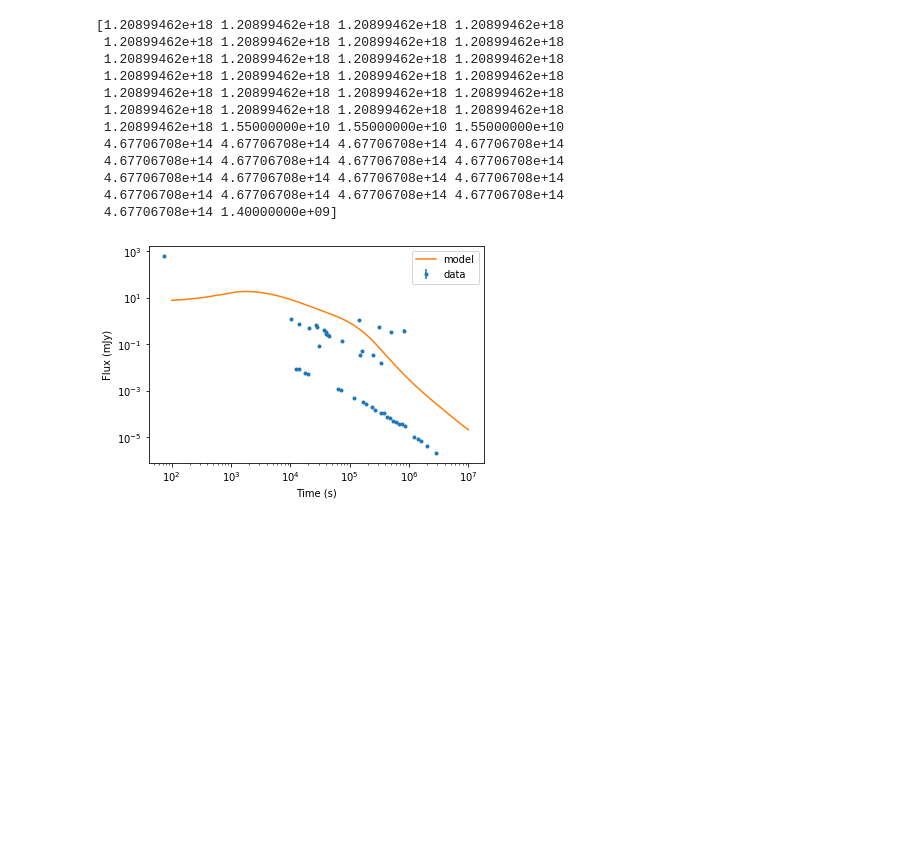
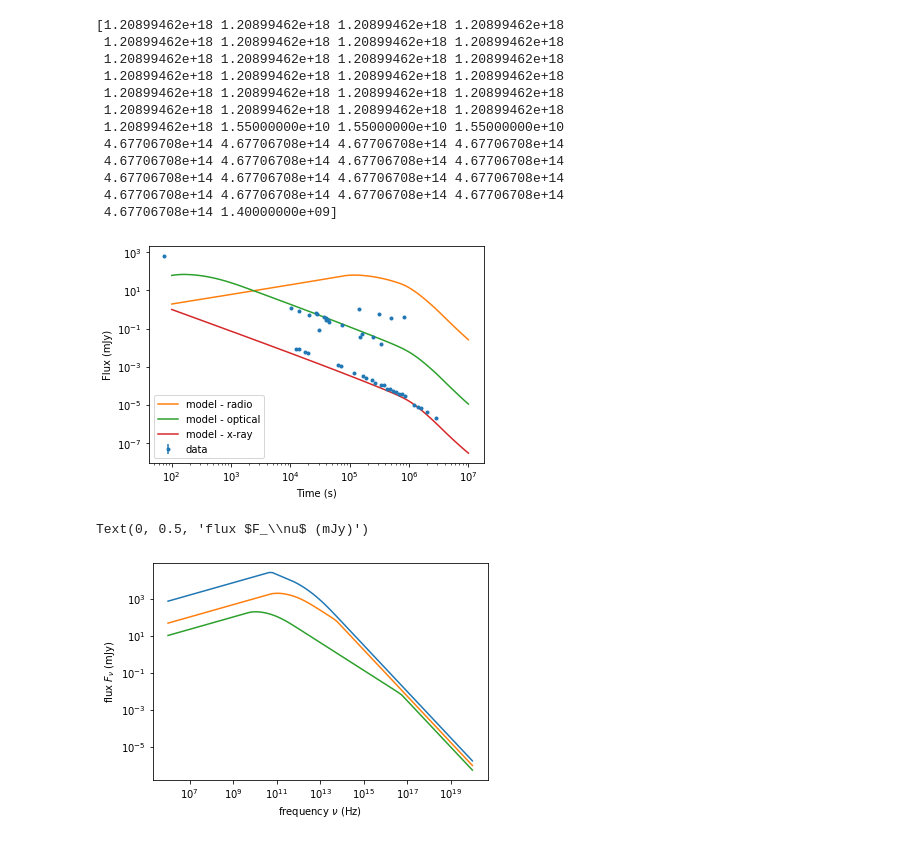
Before and after one commit to geoffryan/GRADMAP-2021-WW-Research, a Jupyter notebook: geoff/starter.ipynb, the cells around one changed output. Drawn from its saved outputs; the diff is of its cells as text; code cells hidden in the pictures; blank space fills up the shorter version.

```diff
--- a/geoff/starter.ipynb
+++ b/geoff/starter.ipynb
@@ -57,43 +57,76 @@ print(nu_data)
 # Times and Frequencies for the model
 t = np.geomspace(1.0e2, 1.0e7, 100)
 
+nuR = np.empty(t.shape)
+nuR[:] = 1.5e10
+
 nuO = np.empty(t.shape)
 nuO[:] = 4.67706708e+14
+
+nuX = np.empty(t.shape)
+nuX[:] = 1.2e18
 
 # Parameters for the model
 Z = {'jetType': grb.jet.TopHat,  # type of jet structure
      'specType': 0,              # type of spectrum
      'thetaObs': 0.0,   # observer angle (radians)
-     'E0': 1.0e53,      # isotropic energy (erg)
-     'thetaCore': 0.1,  # jet opening angle (radians)
-     'n0': 1.0,         # ambient ISM density (cm^{-3})
+     'E0': 1.0e55,      # isotropic energy (erg)
+     'thetaCore': 0.25, # jet opening angle (radians)
+     'n0': 150.0,         # ambient ISM density (cm^{-3})
      'p': 2.5,          # electron energy slope (no units)
      'epsilon_e': 0.1,  # fraction of energy in accelerated electrons (no units)
-     'epsilon_B': 0.01, # fraction of energy in magnetic field (no units)
+     'epsilon_B': 0.0000001, # fraction of energy in magnetic field (no units)
      'ksiN': 1.0,       # fraction of electrons that get accelerated (no units)
-     'dL': 1.0e28,      # luminosity distance (cm)
-     'z': 0.5           # redshift (no units)
+     'dL': 1.21e28,     # luminosity distance (cm)
+     'z': 0.654         # redshift (no units)
     }
 
 # Calculate the model!
+FnuR = grb.fluxDensity(t, nuR, **Z)  # the model, theoretical prediction
 FnuO = grb.fluxDensity(t, nuO, **Z)  # the model, theoretical prediction
+FnuX = grb.fluxDensity(t, nuX, **Z)  # the model, theoretical prediction
 
 # Plot the data
 plt.errorbar(t_data, Fnu_data, Ferr_data, ls='', marker='.', label='data')
 
 # Plot the model
-plt.plot(t, Fnu, label='model')
+plt.plot(t, FnuR, label='model - radio')
+plt.plot(t, FnuO, label='model - optical')
+plt.plot(t, FnuX, label='model - x-ray')
 
 # Scale the Axes
 plt.xscale('log')
 plt.yscale('log')
 
 # Add a legend
 plt.legend()
 
 # Add some labels
 plt.xlabel('Time (s)')
 plt.ylabel('Flux (mJy)')
 plt.show()
+
+
+nu_spec = np.geomspace(1.0e6, 1.0e20, 100)
+t_spec = np.empty(nu_spec.shape)
+t_spec[:] = 3.0e5
+
+Z['epsilon_B'] = 0.01
+Fnu_spec1 = grb.fluxDensity(t_spec, nu_spec, **Z)
+
+Z['epsilon_B'] = 0.0001
+Fnu_spec2 = grb.fluxDensity(t_spec, nu_spec, **Z)
+
+Z['epsilon_B'] = 0.000001
+Fnu_spec3 = grb.fluxDensity(t_spec, nu_spec, **Z)
+
+
+plt.loglog(nu_spec, Fnu_spec1)
+plt.loglog(nu_spec, Fnu_spec2)
+plt.loglog(nu_spec, Fnu_spec3)
+plt.xlabel(r'frequency $\nu$ (Hz)')
+plt.ylabel(r'flux $F_\nu$ (mJy)')
 # %% [output]
-[figure, old version]
+[figure, new version]
+Text(0, 0.5, 'flux $F_\\nu$ (mJy)')
+[figure, added]
```
Also changed, not shown: parts of 4 cells of this notebook.
